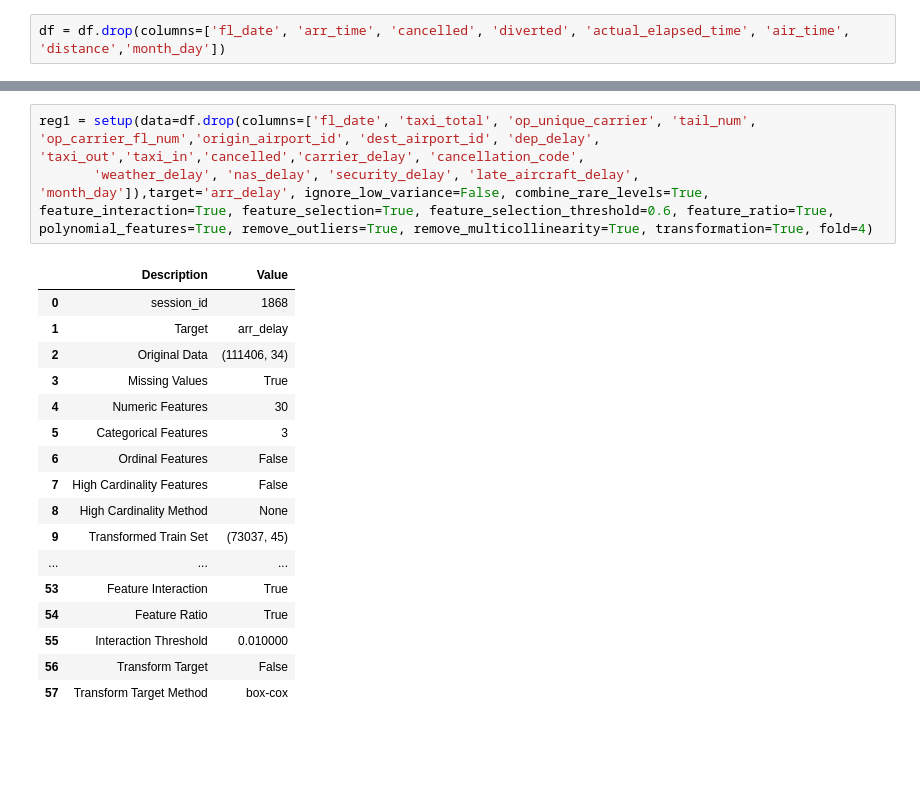
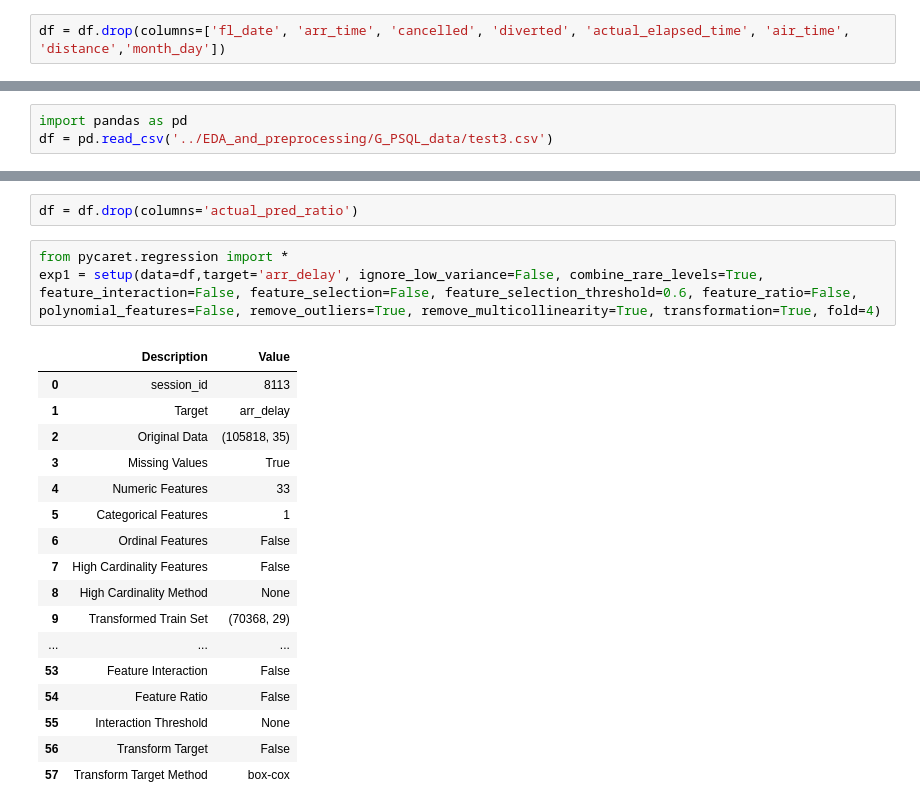
Before and after one commit to Graham-Broughton/flight_delay, a Jupyter notebook: Feature_Engineering/Workbook.ipynb, the cells around one changed output, grey strips where cells are left out. Drawn from its saved outputs; the diff is of its cells as text; blank space fills up the shorter version.

```diff
--- a/Feature_Engineering/Workbook.ipynb
+++ b/Feature_Engineering/Workbook.ipynb
@@ -578,0 +589,3 @@ Index(['fl_date', 'op_unique_carrier', 'tail_num', 'op_carrier_fl_num',
+# %%
+import pandas as pd
+df = pd.read_csv('../EDA_and_preprocessing/G_PSQL_data/test3.csv')
@@ -579,22 +608,24 @@ Index(['fl_date', 'op_unique_carrier', 'tail_num', 'op_carrier_fl_num',
+# %%
+df = df.drop(columns='actual_pred_ratio')
 # %%
-reg1 = setup(data=df.drop(columns=['fl_date', 'taxi_total', 'op_unique_carrier', 'tail_num', 'op_carrier_fl_num','origin_airport_id', 'dest_airport_id', 'dep_delay', 'taxi_out','taxi_in','cancelled','carrier_delay', 'cancellation_code',
-       'weather_delay', 'nas_delay', 'security_delay', 'late_aircraft_delay', 'month_day']),target='arr_delay', ignore_low_variance=False, combine_rare_levels=True, feature_interaction=True, feature_selection=True, feature_selection_threshold=0.6, feature_ratio=True, polynomial_features=True, remove_outliers=True, remove_multicollinearity=True, transformation=True, fold=4)
+from pycaret.regression import *
+exp1 = setup(data=df,target='arr_delay', ignore_low_variance=False, combine_rare_levels=True, feature_interaction=False, feature_selection=False, feature_selection_threshold=0.6, feature_ratio=False, polynomial_features=False, remove_outliers=True, remove_multicollinearity=True, transformation=True, fold=4)
 # %% [output]
 |  | Description | Value |
-| 0 | session_id | 1868 |
+| 0 | session_id | 8113 |
 | 1 | Target | arr_delay |
-| 2 | Original Data | (111406, 34) |
+| 2 | Original Data | (105818, 35) |
 | 3 | Missing Values | True |
-| 4 | Numeric Features | 30 |
-| 5 | Categorical Features | 3 |
+| 4 | Numeric Features | 33 |
+| 5 | Categorical Features | 1 |
 | 6 | Ordinal Features | False |
 | 7 | High Cardinality Features | False |
 | 8 | High Cardinality Method | None |
-| 9 | Transformed Train Set | (73037, 45) |
+| 9 | Transformed Train Set | (70368, 29) |
 | ... | ... | ... |
-| 53 | Feature Interaction | True |
-| 54 | Feature Ratio | True |
-| 55 | Interaction Threshold | 0.010000 |
+| 53 | Feature Interaction | False |
+| 54 | Feature Ratio | False |
+| 55 | Interaction Threshold | None |
 | 56 | Transform Target | False |
 | 57 | Transform Target Method | box-cox |
 # %%
```
Also changed, not shown: parts of 11 cells of this notebook, 9 other files.
